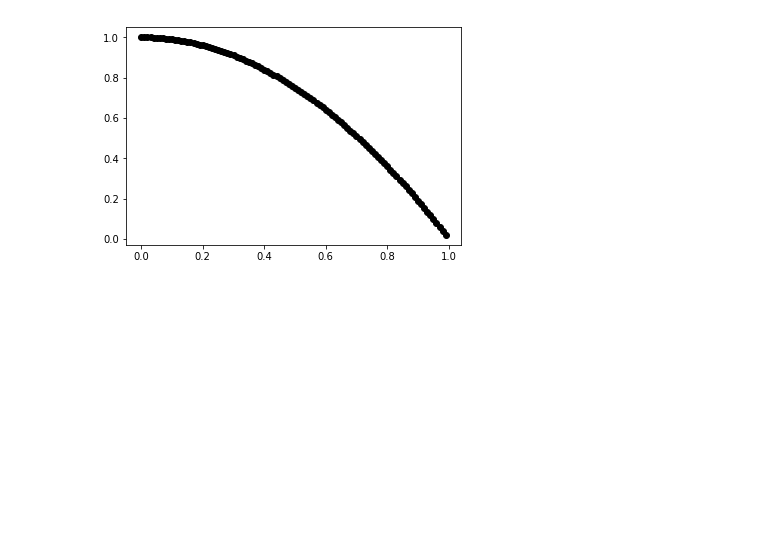
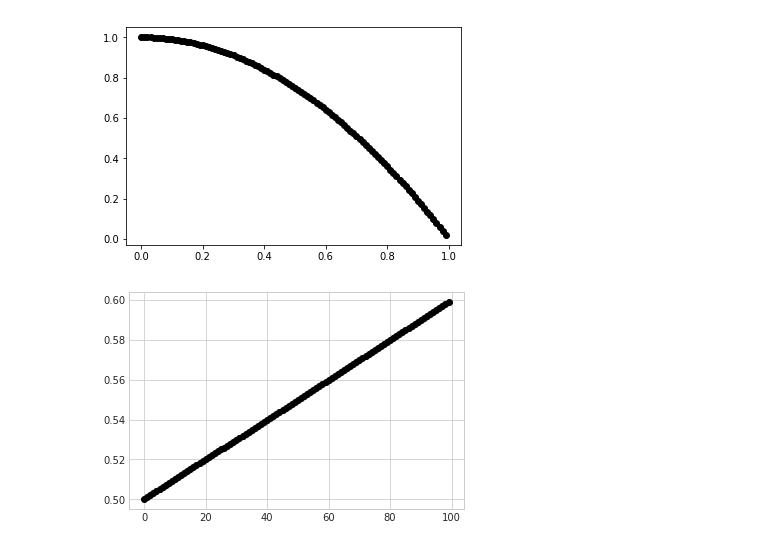
Before and after one commit to blueOwl/selection, a Jupyter notebook: env settings plots.ipynb, the cells around one changed output. Cells and saved outputs as stored; diff of their text form; code cells hidden in the pictures; blank space fills up the shorter version.

```diff
--- a/env settings plots.ipynb
+++ b/env settings plots.ipynb
@@ -53,3 +53,9 @@ plt.plot(x, beta(x, 0), 'o', color='black');
 plt.plot(x, beta(x, 0), 'o', color='black');
 # %% [output]
 [figure]
+# %%
+y = env_settings.increase_env[:100]
+x = list(range(len(y[:100])))
+plt.plot(x, y, 'o', color='black');
+# %% [output]
+[figure, added]
```
Also changed, not shown: parts of 2 cells of this notebook, 22 other files.
